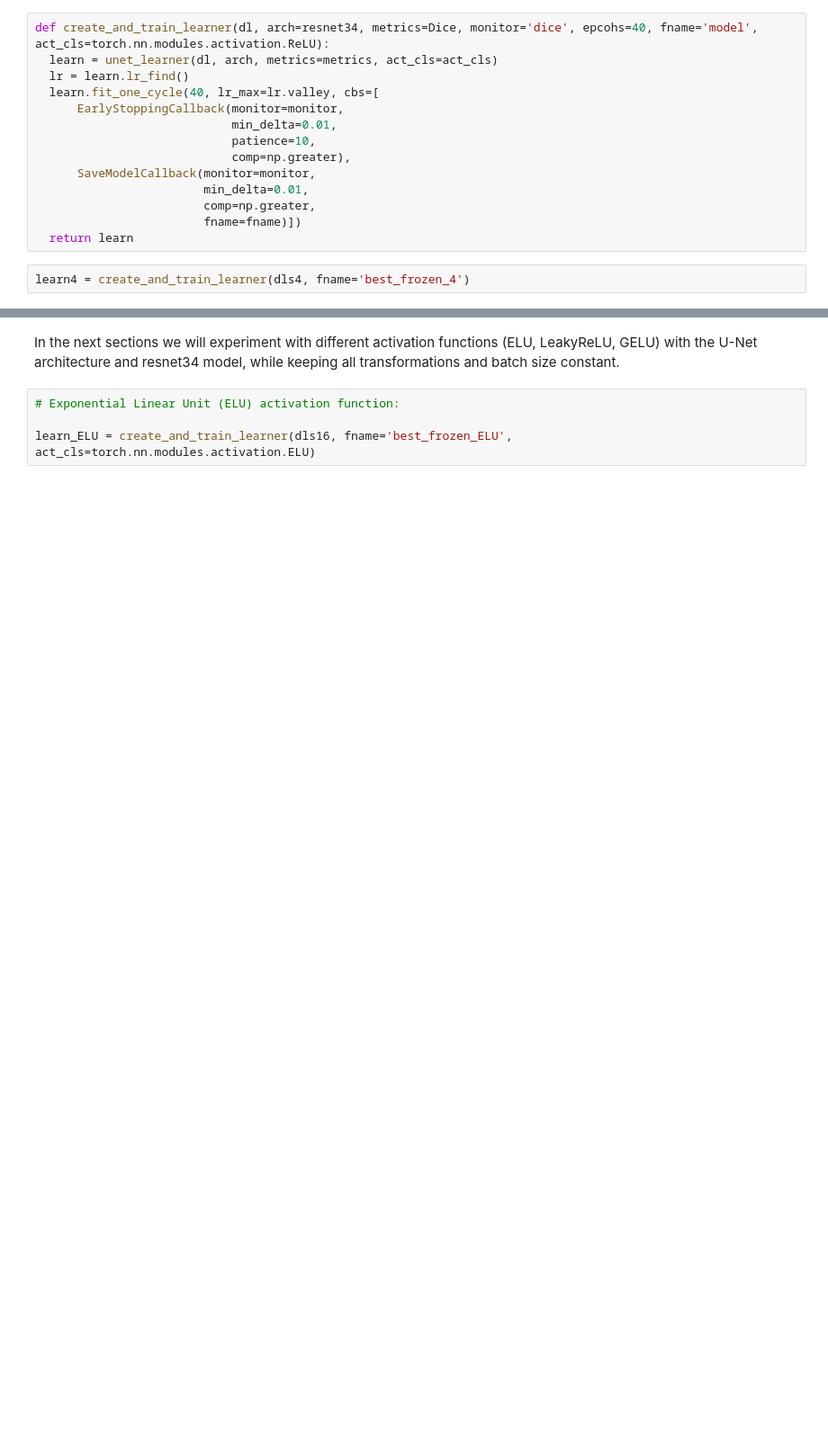
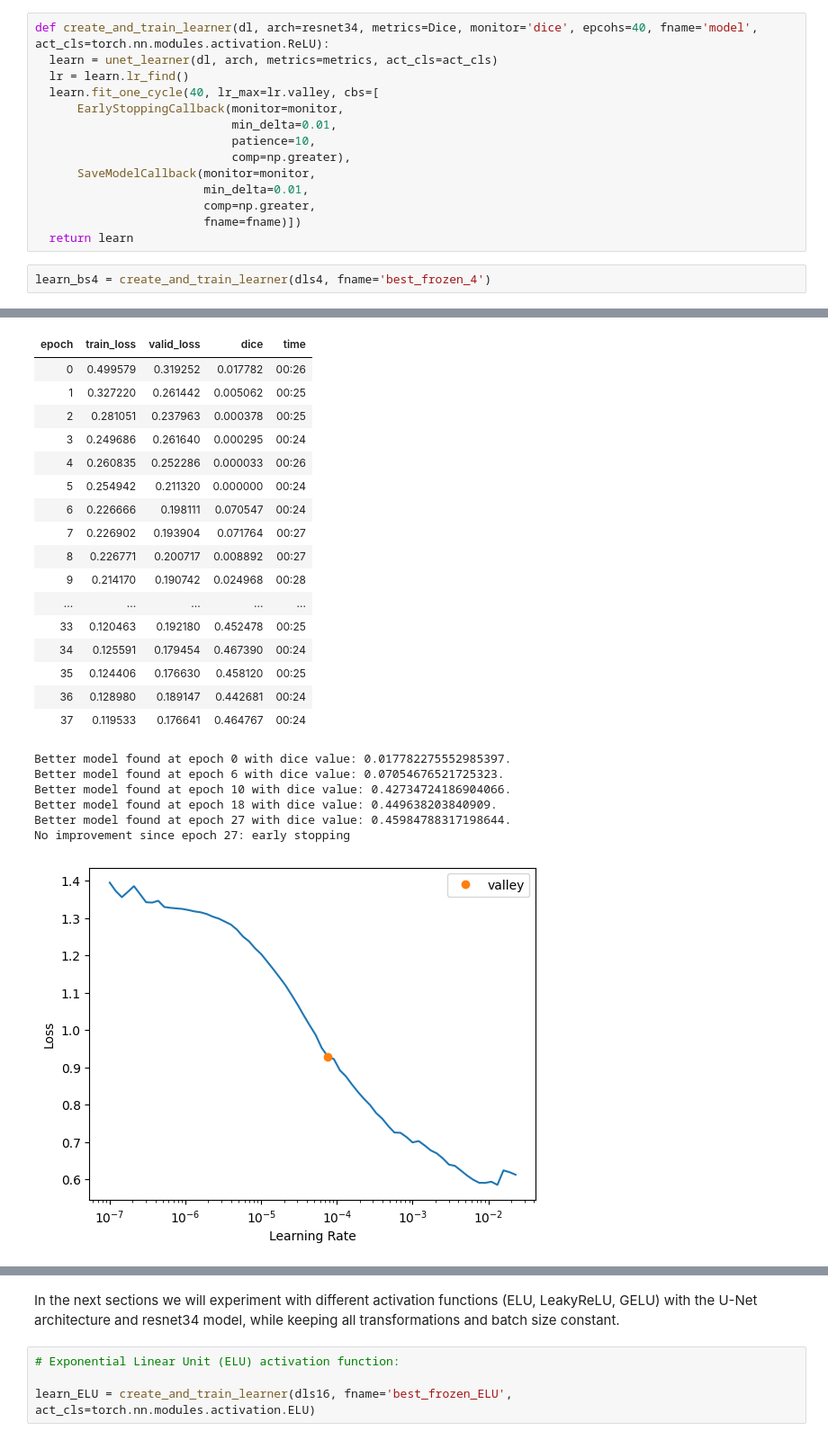
Before and after one commit to kleenman/tds_capstone, a Jupyter notebook: model.ipynb, the cells around one changed output, grey strips where cells are left out. Shown at 90% size. Saved outputs shown, nothing was run; the diff lists cells and outputs as text; blank space fills up the shorter version.

```diff
--- a/model.ipynb
+++ b/model.ipynb
@@ -96,4 +96,5 @@ def create_and_train_learner(dl, arch=resnet34, metrics=Dice, monitor='dice', ep
                         fname=fname)])
   return learn
 # %%
-learn4 = create_and_train_learner(dls4, fname='best_frozen_4')
+learn_bs4 = create_and_train_learner(dls4, fname='best_frozen_4')
+# %% [output]
@@ -99,0 +102,24 @@ learn4 = create_and_train_learner(dls4, fname='best_frozen_4')
+| epoch | train_loss | valid_loss | dice | time |
+| 0 | 0.499579 | 0.319252 | 0.017782 | 00:26 |
+| 1 | 0.327220 | 0.261442 | 0.005062 | 00:25 |
+| 2 | 0.281051 | 0.237963 | 0.000378 | 00:25 |
+| 3 | 0.249686 | 0.261640 | 0.000295 | 00:24 |
+| 4 | 0.260835 | 0.252286 | 0.000033 | 00:26 |
+| 5 | 0.254942 | 0.211320 | 0.000000 | 00:24 |
+| 6 | 0.226666 | 0.198111 | 0.070547 | 00:24 |
+| 7 | 0.226902 | 0.193904 | 0.071764 | 00:27 |
+| 8 | 0.226771 | 0.200717 | 0.008892 | 00:27 |
+| 9 | 0.214170 | 0.190742 | 0.024968 | 00:28 |
+| ... | ... | ... | ... | ... |
+| 33 | 0.120463 | 0.192180 | 0.452478 | 00:25 |
+| 34 | 0.125591 | 0.179454 | 0.467390 | 00:24 |
+| 35 | 0.124406 | 0.176630 | 0.458120 | 00:25 |
+| 36 | 0.128980 | 0.189147 | 0.442681 | 00:24 |
+| 37 | 0.119533 | 0.176641 | 0.464767 | 00:24 |
+Better model found at epoch 0 with dice value: 0.017782275552985397.
+Better model found at epoch 6 with dice value: 0.07054676521725323.
+Better model found at epoch 10 with dice value: 0.42734724186904066.
+Better model found at epoch 18 with dice value: 0.449638203840909.
+Better model found at epoch 27 with dice value: 0.45984788317198644.
+No improvement since epoch 27: early stopping
+[figure, added]
```
Also changed, not shown: parts of 32 cells of this notebook.
